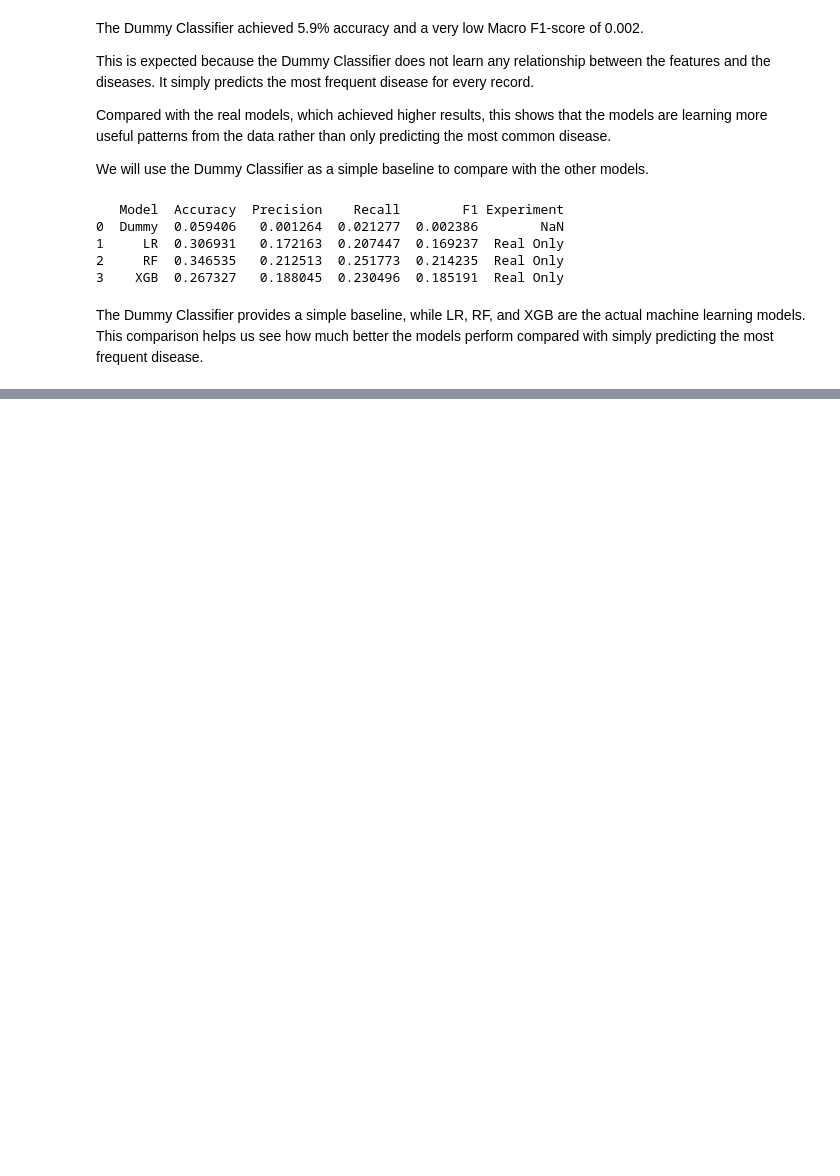
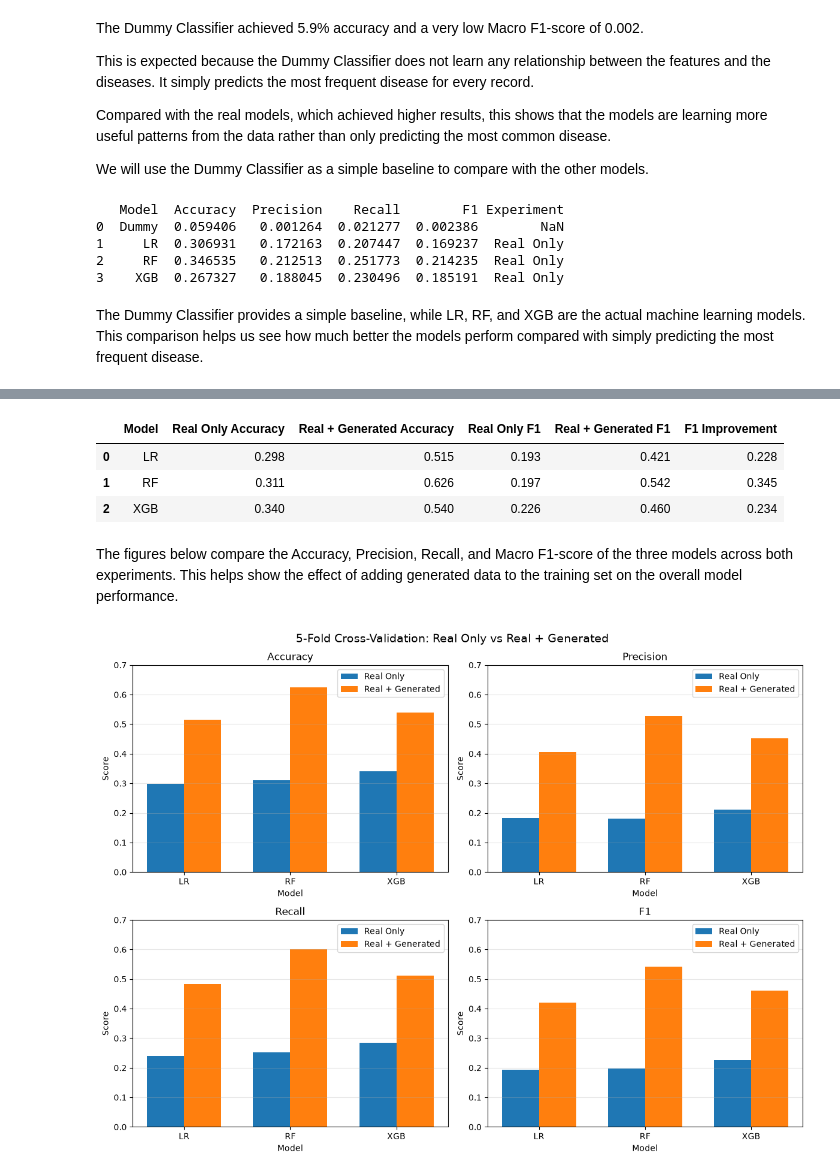
Before and after one commit to FatimaMesh/SymptoScan, a Jupyter notebook: symptoScan.ipynb, the cells around one changed output, grey strips where cells are left out. Drawn from its saved outputs; the diff is of its cells as text; code cells hidden in the pictures; blank space fills up the shorter version.

Commit message:
Final model selection + conclusion

```diff
--- a/symptoScan.ipynb
+++ b/symptoScan.ipynb
@@ -1081,0 +1241,69 @@ The Dummy Classifier provides a simple baseline, while LR, RF, and XGB are the a
+# %%
+comparison_cv = pd.DataFrame({
+    "Model": cv_results_df["Model"],
+
+    "Real Only Accuracy": cv_results_df["CV Accuracy"],
+    "Real + Generated Accuracy": cv_combined_results_df["CV Accuracy"],
+
+    "Real Only F1": cv_results_df["CV F1"],
+    "Real + Generated F1": cv_combined_results_df["CV F1"]
+})
+
+comparison_cv["F1 Improvement"] = (
+    comparison_cv["Real + Generated F1"]
+    - comparison_cv["Real Only F1"])
+
+display(comparison_cv.round(3))
+# %% [output]
+|  | Model | Real Only Accuracy | Real + Generated Accuracy | Real Only F1 | Real + Generated F1 | F1 Improvement |
+| 0 | LR | 0.298 | 0.515 | 0.193 | 0.421 | 0.228 |
+| 1 | RF | 0.311 | 0.626 | 0.197 | 0.542 | 0.345 |
+| 2 | XGB | 0.340 | 0.540 | 0.226 | 0.460 | 0.234 |
+# %% [markdown]
+The figures below compare the Accuracy, Precision, Recall, and Macro F1-score of the three models across both experiments. This helps show the effect of adding generated data to the training set on the overall model performance.
+# %%
+models_res = cv_results_df["Model"].tolist()
+metrics = ["CV Accuracy", "CV Precision", "CV Recall", "CV F1"]
+
+x = np.arange(len(models_res))
+width = 0.35
+
+fig, axes = plt.subplots(2, 2, figsize=(12, 9))
+
+for ax, metric in zip(axes.flatten(), metrics):
+
+    exp1 = cv_results_df[metric]
+    exp2 = cv_combined_results_df[metric]
+
+    ax.bar(
+        x - width/2,
+        exp1,
+        width,
+        label="Real Only"
+    )
+
+    ax.bar(
+        x + width/2,
+        exp2,
+        width,
+        label="Real + Generated"
+    )
+
+    ax.set_title(metric.replace("CV ", ""))
+    ax.set_xlabel("Model")
+    ax.set_ylabel("Score")
+    ax.set_xticks(x)
+    ax.set_xticklabels(models_res)
+    ax.set_ylim(0, 0.7)
+    ax.grid(axis="y", alpha=0.3)
+    ax.legend()
+
+plt.suptitle(
+    "5-Fold Cross-Validation: Real Only vs Real + Generated",
+    fontsize=14
+)
+
+plt.tight_layout()
+plt.show()
+# %% [output]
+[figure, added]
```
Also changed, not shown: parts of 33 cells of this notebook, 5 other files.
